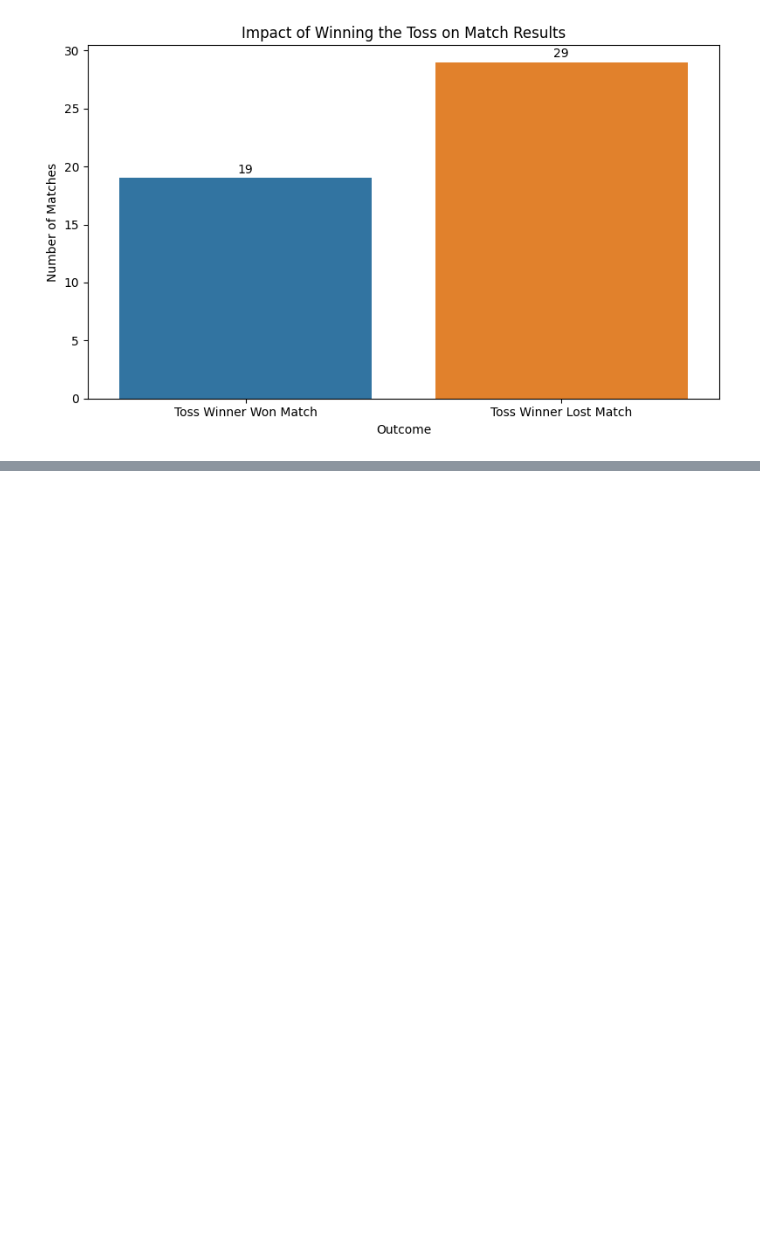
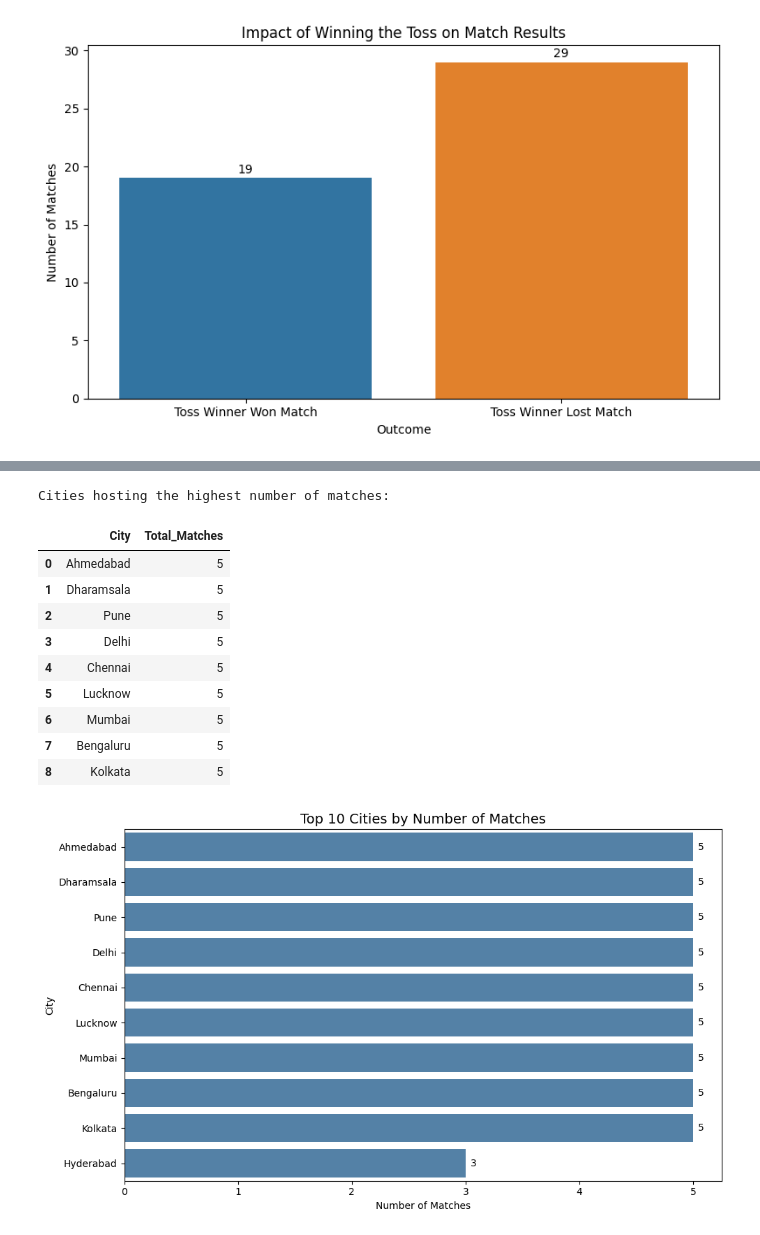
Before and after one commit to Nilesh-Pardhi/ICC-World-Cup-2023-Analysis, a Jupyter notebook: notebooks/03_match_eda.ipynb, the cells around one changed output, grey strips where cells are left out. Drawn from its saved outputs; the diff is of its cells as text; code cells hidden in the pictures; blank space fills up the shorter version.

```diff
--- a/notebooks/03_match_eda.ipynb
+++ b/notebooks/03_match_eda.ipynb
@@ -272,0 +307,56 @@ Name: count, dtype: int64
+# %%
+# Q5. Which cities hosted the highest number of matches?
+city_matches = (
+    matches["city"].value_counts().reset_index()
+)
+#rename columns
+city_matches.columns = ["City", "Total_Matches"]
+
+city_matches = city_matches.sort_values(
+    by="Total_Matches", ascending=False
+).reset_index(drop=True)
+
+
+max_matches = city_matches["Total_Matches"].max()
+
+top_cities = city_matches[
+    city_matches["Total_Matches"] == max_matches
+]
+
+print("Cities hosting the highest number of matches:")
+display(top_cities)
+
+
+top_10_cities = city_matches.head(10)
+
+plt.figure(figsize=(10, 6))
+
+ax = sns.barplot(
+    data=top_10_cities,
+    x="Total_Matches",
+    y="City",
+    color="steelblue"
+)
+
+# Add data labels
+ax.bar_label(ax.containers[0], padding=5, fontsize=10)
+
+plt.title("Top 10 Cities by Number of Matches", fontsize=14)
+plt.xlabel("Number of Matches")
+plt.ylabel("City")
+
+plt.tight_layout()
+plt.show()
+# %% [output]
+Cities hosting the highest number of matches:
+|  | City | Total_Matches |
+| 0 | Ahmedabad | 5 |
+| 1 | Dharamsala | 5 |
+| 2 | Pune | 5 |
+| 3 | Delhi | 5 |
+| 4 | Chennai | 5 |
+| 5 | Lucknow | 5 |
+| 6 | Mumbai | 5 |
+| 7 | Bengaluru | 5 |
+| 8 | Kolkata | 5 |
+[figure, added]
```
Also changed, not shown: parts of 3 cells of this notebook, 11 other files.
